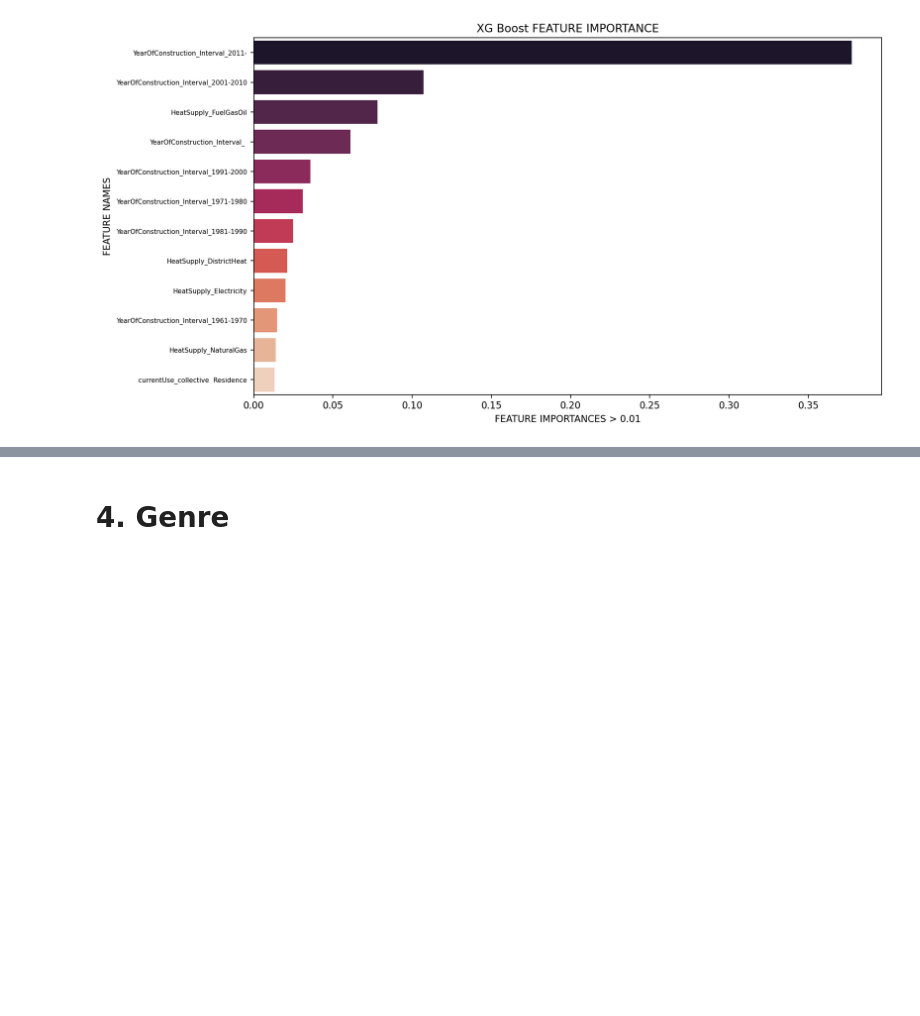
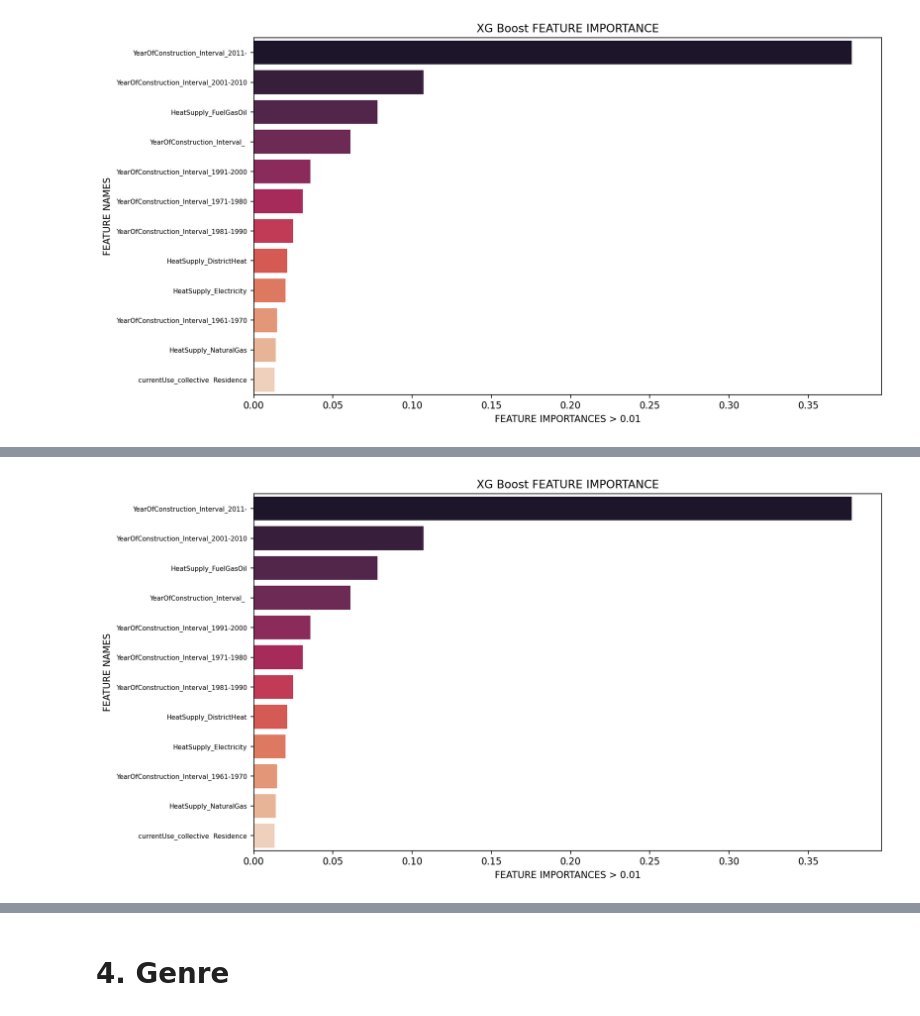
Before and after one commit to oliversvane/DTU_SocialDataProject, a Jupyter notebook: Project_1_exploratory.ipynb, the cells around one changed output, grey strips where cells are left out. Saved outputs shown, nothing was run; the diff lists cells and outputs as text; code cells hidden in the pictures; blank space fills up the shorter version.

```diff
--- a/Project_1_exploratory.ipynb
+++ b/Project_1_exploratory.ipynb
@@ -683,0 +776,13 @@ plot_feature_importance(model_xg.feature_importances_,labels,"XG Boost")
+# %%
+X,y=[         'Sewage connection',
+              'Water Connection',
+              'Current use',
+              'BBR Date of renovation', #When the house was rennovated
+              'Heat Supply',
+              'Material of roof',
+              'Material of wall',
+              'Kommune',
+              'Year of construction', #Intervals of 10 years
+              #'has_been_rennovated', All have been rennovated
+              'Area of building [m^2]' #Area of house in square meteres
+              ],['Energy Label']
@@ -684,3 +923,7 @@ plot_feature_importance(model_xg.feature_importances_,labels,"XG Boost")
+# %%
+plot_feature_importance(model_xg.feature_importances_,labels,"XG Boost")
+# %% [output]
+[figure, added]
 # %%
 # Copy dataframe
 ML_data = final_data.copy()
```
Also changed, not shown: parts of 25 cells of this notebook.
